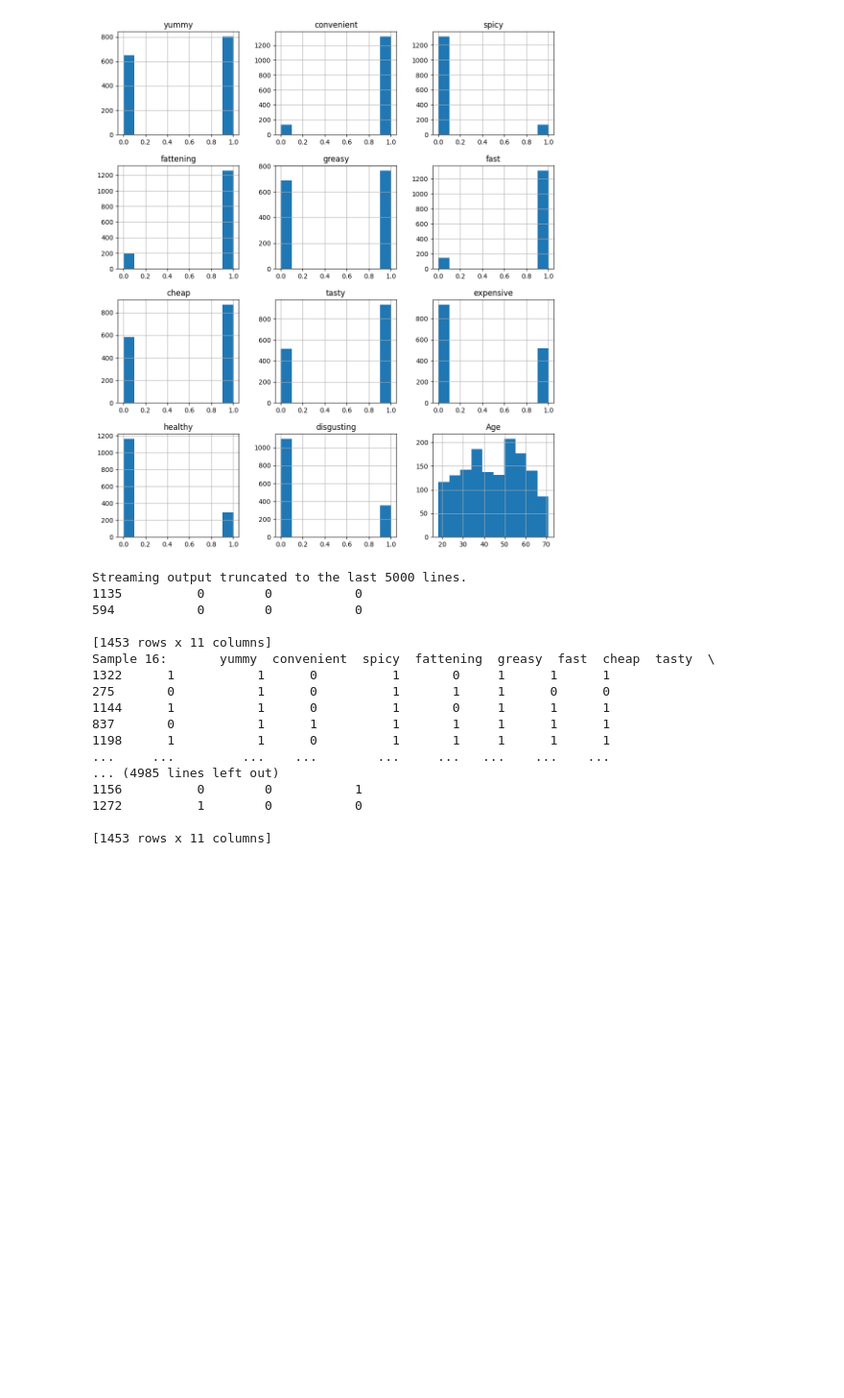
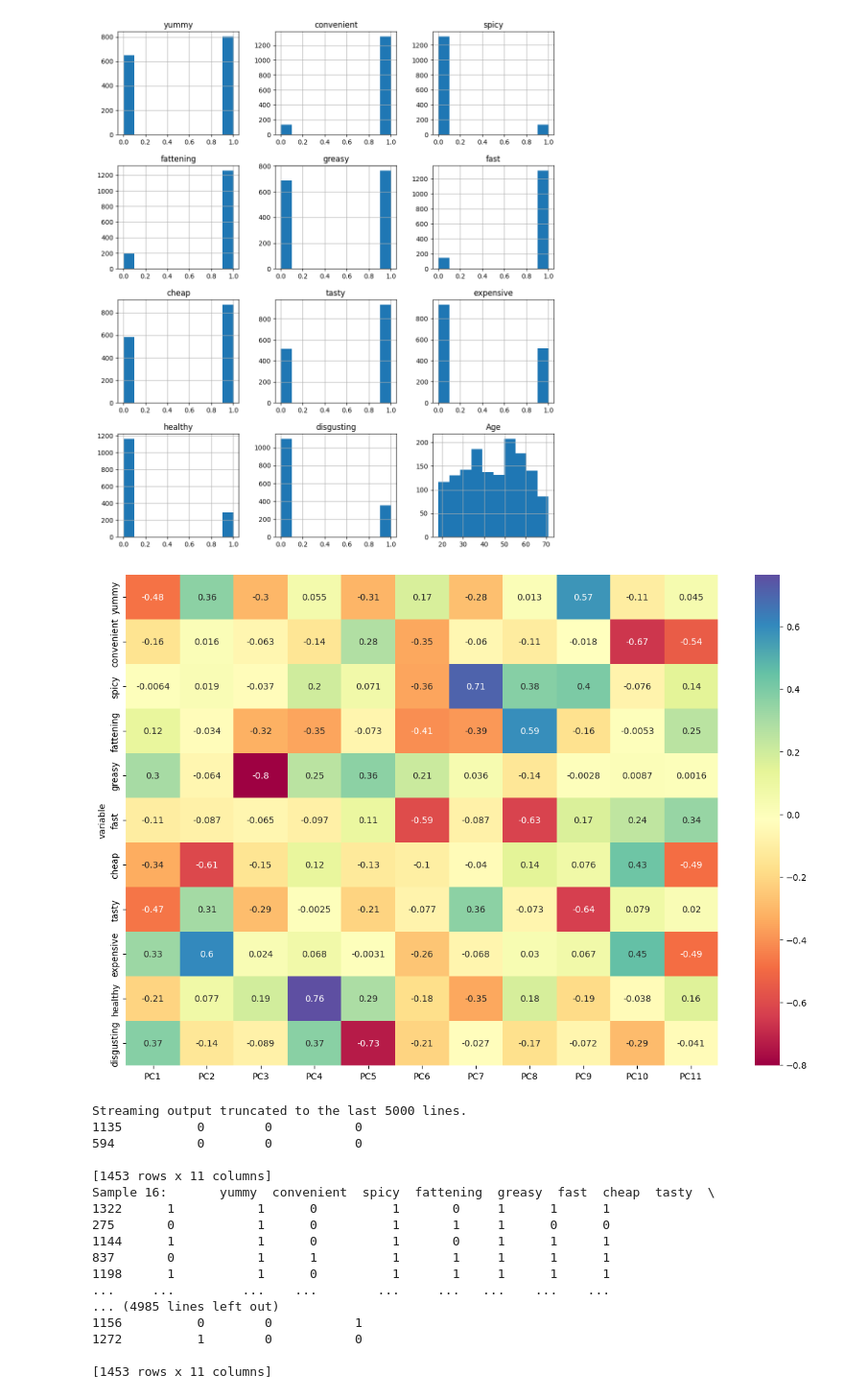
Before and after one commit to Pratikkumar201/Feynn-Lab-and-Services, a Jupyter notebook: McDonald_Market_Basket.ipynb, the cells around one changed output. Shown at 96% size. Drawn from its saved outputs; the diff is of its cells as text; code cells hidden in the pictures; blank space fills up the shorter version.

```diff
--- a/McDonald_Market_Basket.ipynb
+++ b/McDonald_Market_Basket.ipynb
@@ -271,6 +271,13 @@ df.hist()
 plt.show()
 # %% [output]
 [figure]
+# %%
+#Correlation matrix plot for loadings
+plt.rcParams['figure.figsize'] = (15, 10)
+ax = sns.heatmap(loadings_df, annot=True, cmap='Spectral')
+plt.show()
+# %% [output]
+[figure, added]
 # %%
 from sklearn.utils import resample
 import numpy as np
```
Also changed, not shown: parts of 23 cells of this notebook.
